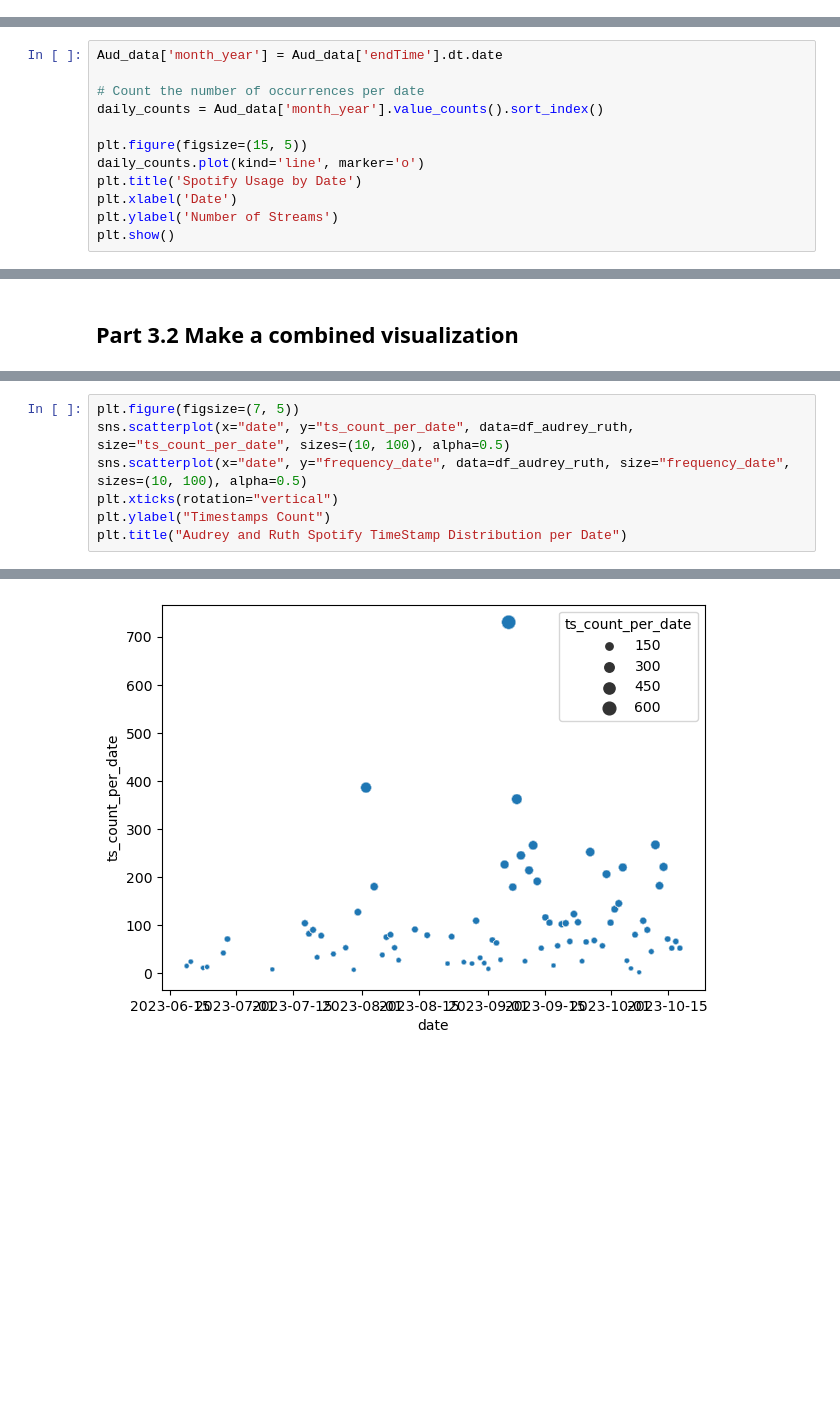
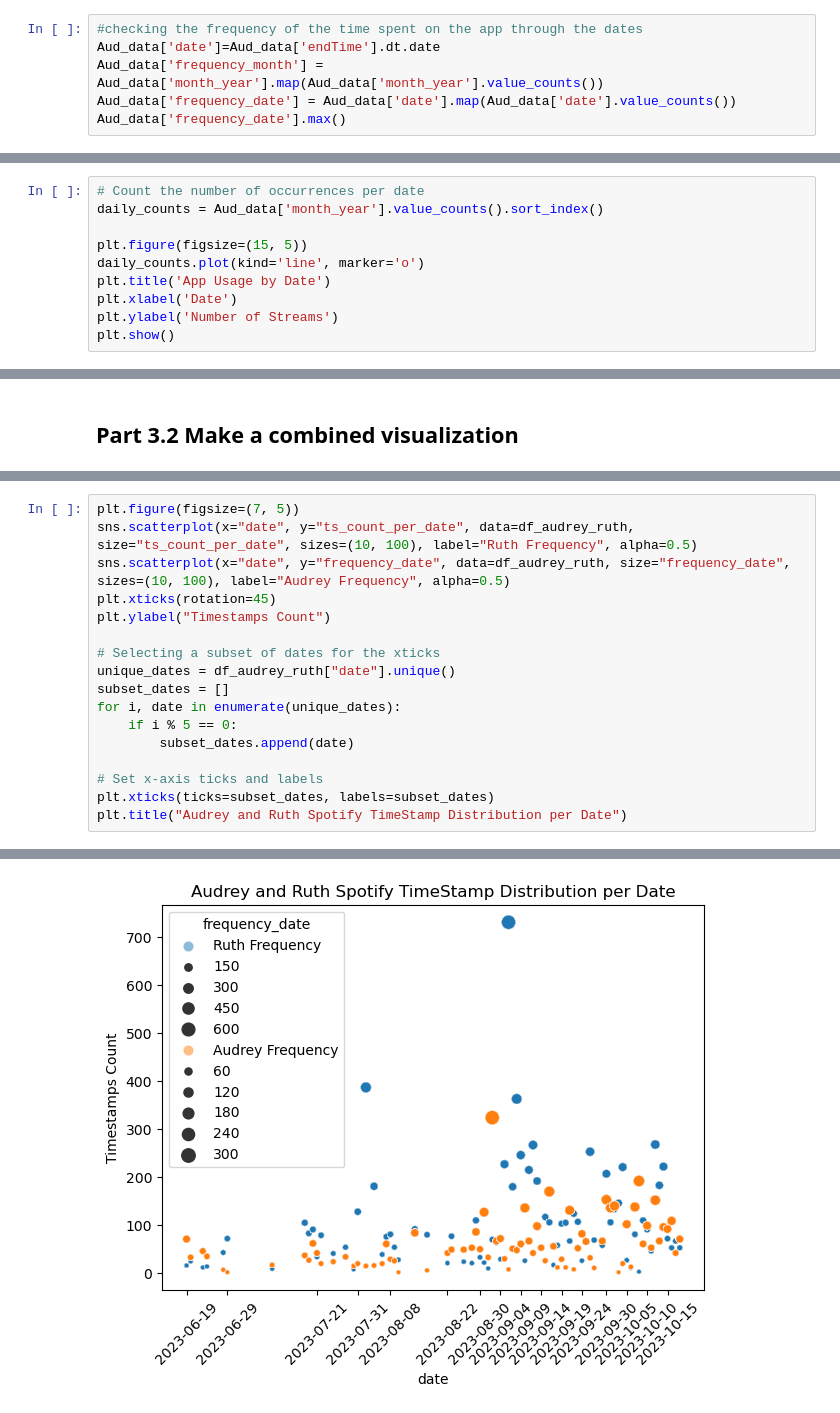
Before and after one commit to audreymarthin/Proj8_CS215_Audrey_Ruth, a Jupyter notebook: Project 8, Ruth Iiyambo.ipynb, the cells around one changed output, grey strips where cells are left out. Drawn from its saved outputs; the diff is of its cells as text; blank space fills up the shorter version.

```diff
--- a/Project 8, Ruth Iiyambo.ipynb
+++ b/Project 8, Ruth Iiyambo.ipynb
@@ -211 +212,7 @@ Aud_data
 19959 rows × 5 columns
+# %%
+#checking the frequency of the time spent on the app through the dates
+Aud_data['date']=Aud_data['endTime'].dt.date
+Aud_data['frequency_month'] = Aud_data['month_year'].map(Aud_data['month_year'].value_counts())
+Aud_data['frequency_date'] = Aud_data['date'].map(Aud_data['date'].value_counts())
+Aud_data['frequency_date'].max()
@@ -253,12 +263,10 @@ Text(0.5, 1.0, "Audrey's Spotify TimeStamp Data")
 # %%
-Aud_data['month_year'] = Aud_data['endTime'].dt.date
-
 # Count the number of occurrences per date
 daily_counts = Aud_data['month_year'].value_counts().sort_index()
 
 plt.figure(figsize=(15, 5))
 daily_counts.plot(kind='line', marker='o')
-plt.title('Spotify Usage by Date')
+plt.title('App Usage by Date')
 plt.xlabel('Date')
 plt.ylabel('Number of Streams')
 plt.show()
@@ -603,8 +622,18 @@ df_audrey_ruth
 # %%
 plt.figure(figsize=(7, 5))
-sns.scatterplot(x="date", y="ts_count_per_date", data=df_audrey_ruth, size="ts_count_per_date", sizes=(10, 100), alpha=0.5)
-sns.scatterplot(x="date", y="frequency_date", data=df_audrey_ruth, size="frequency_date", sizes=(10, 100), alpha=0.5)
-plt.xticks(rotation="vertical")
+sns.scatterplot(x="date", y="ts_count_per_date", data=df_audrey_ruth, size="ts_count_per_date", sizes=(10, 100), label="Ruth Frequency", alpha=0.5)
+sns.scatterplot(x="date", y="frequency_date", data=df_audrey_ruth, size="frequency_date", sizes=(10, 100), label="Audrey Frequency", alpha=0.5)
+plt.xticks(rotation=45)
 plt.ylabel("Timestamps Count")
+
+# Selecting a subset of dates for the xticks
+unique_dates = df_audrey_ruth["date"].unique()
+subset_dates = []
+for i, date in enumerate(unique_dates):
+    if i % 5 == 0:
+        subset_dates.append(date)
+
+# Set x-axis ticks and labels
+plt.xticks(ticks=subset_dates, labels=subset_dates)
 plt.title("Audrey and Ruth Spotify TimeStamp Distribution per Date")
 # %% [output]
@@ -612 +641 @@ ValueError: Could not interpret value `frequency_date` for parameter `y`
-[figure, old version]
+[figure, new version]
```
Also changed, not shown: parts of 27 cells of this notebook, 1 other file.
